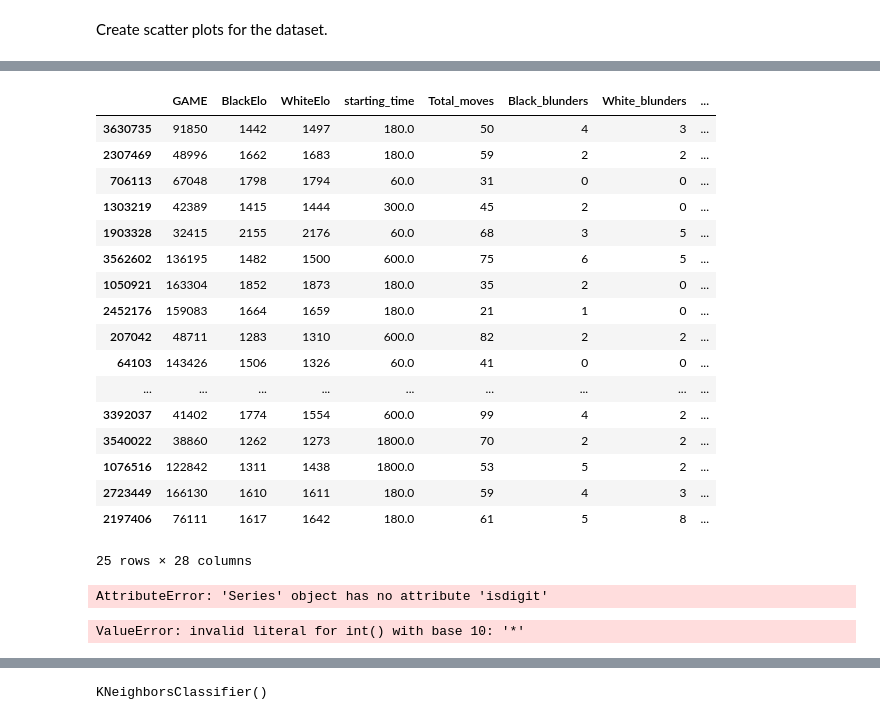
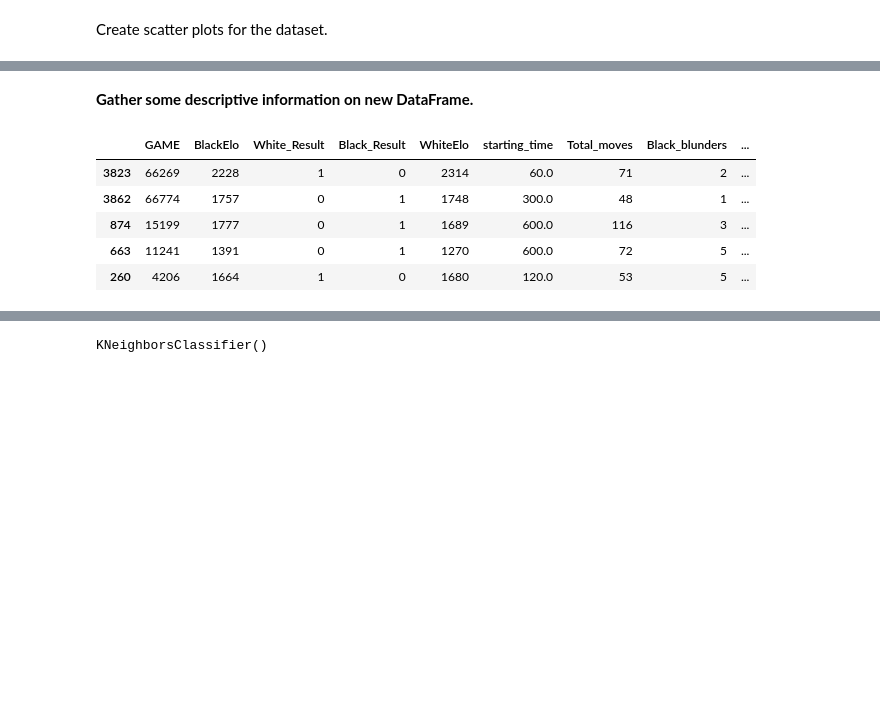
Before and after one commit to AaronLucasBone/TP_01, a Jupyter notebook: TP01_ALBMRR.ipynb, the cells around one changed output, grey strips where cells are left out. Saved outputs shown, nothing was run; the diff lists cells and outputs as text; code cells hidden in the pictures; blank space fills up the shorter version.

```diff
--- a/TP01_ALBMRR.ipynb
+++ b/TP01_ALBMRR.ipynb
@@ -240,2 +547,0 @@ Creation of a numerically based result column
-# %%
-ChessML[['White Score','Black Score']] = ChessML['Result'].str.split('-',expand=True)
@@ -242,2 +550,2 @@ ChessML[['White Score','Black Score']] = ChessML['Result'].str.split('-',expand=
 # %%
-ChessML.columns
+ChessML = ChessML.drop(columns=['BlackRatingDiff', 'WhiteRatingDiff'])
@@ -257,2 +551,0 @@ We can drop some other columns here too for some ease of calculation
-# %%
-ChessML = ChessML.drop(columns=['BlackRatingDiff', 'Result', 'WhiteRatingDiff'])
@@ -265,35 +552,14 @@ s2 = [5 if x=='1/2' else x for x in s]
-# %%
-ChessML['White Score'] = s
-ChessML['Black Score'] = s2
+# %% [markdown]
+**Gather some descriptive information on new DataFrame.**
 # %%
-ChessML.sample(25)
+ChessML.sample(5)
 # %% [output]
-|  | GAME | BlackElo | WhiteElo | starting_time | Total_moves | Black_blunders | White_blunders | ... |
-| 3630735 | 91850 | 1442 | 1497 | 180.0 | 50 | 4 | 3 | ... |
-| 2307469 | 48996 | 1662 | 1683 | 180.0 | 59 | 2 | 2 | ... |
-| 706113 | 67048 | 1798 | 1794 | 60.0 | 31 | 0 | 0 | ... |
-| 1303219 | 42389 | 1415 | 1444 | 300.0 | 45 | 2 | 0 | ... |
-| 1903328 | 32415 | 2155 | 2176 | 60.0 | 68 | 3 | 5 | ... |
-| 3562602 | 136195 | 1482 | 1500 | 600.0 | 75 | 6 | 5 | ... |
-| 1050921 | 163304 | 1852 | 1873 | 180.0 | 35 | 2 | 0 | ... |
-| 2452176 | 159083 | 1664 | 1659 | 180.0 | 21 | 1 | 0 | ... |
-| 207042 | 48711 | 1283 | 1310 | 600.0 | 82 | 2 | 2 | ... |
-| 64103 | 143426 | 1506 | 1326 | 60.0 | 41 | 0 | 0 | ... |
-| ... | ... | ... | ... | ... | ... | ... | ... | ... |
-| 3392037 | 41402 | 1774 | 1554 | 600.0 | 99 | 4 | 2 | ... |
-| 3540022 | 38860 | 1262 | 1273 | 1800.0 | 70 | 2 | 2 | ... |
-| 1076516 | 122842 | 1311 | 1438 | 1800.0 | 53 | 5 | 2 | ... |
-| 2723449 | 166130 | 1610 | 1611 | 180.0 | 59 | 4 | 3 | ... |
-| 2197406 | 76111 | 1617 | 1642 | 180.0 | 61 | 5 | 8 | ... |
+|  | GAME | BlackElo | White_Result | Black_Result | WhiteElo | starting_time | Total_moves | Black_blunders | ... |
+| 3823 | 66269 | 2228 | 1 | 0 | 2314 | 60.0 | 71 | 2 | ... |
+| 3862 | 66774 | 1757 | 0 | 1 | 1748 | 300.0 | 48 | 1 | ... |
+| 874 | 15199 | 1777 | 0 | 1 | 1689 | 600.0 | 116 | 3 | ... |
+| 663 | 11241 | 1391 | 0 | 1 | 1270 | 600.0 | 72 | 5 | ... |
+| 260 | 4206 | 1664 | 1 | 0 | 1680 | 120.0 | 53 | 5 | ... |
-25 rows × 28 columns
-# %%
-ChessML['White Score'].isdigit()
-# %% [output]
-AttributeError: 'Series' object has no attribute 'isdigit'
-# %%
-ChessML['White Score'] = ChessML['White Score'].astype(str).astype(int)
-# %% [output]
-ValueError: invalid literal for int() with base 10: '*'
 # %%
 ChessML.info(verbose = True)
 # %% [output]
```
Also changed, not shown: parts of 197 cells of this notebook.
